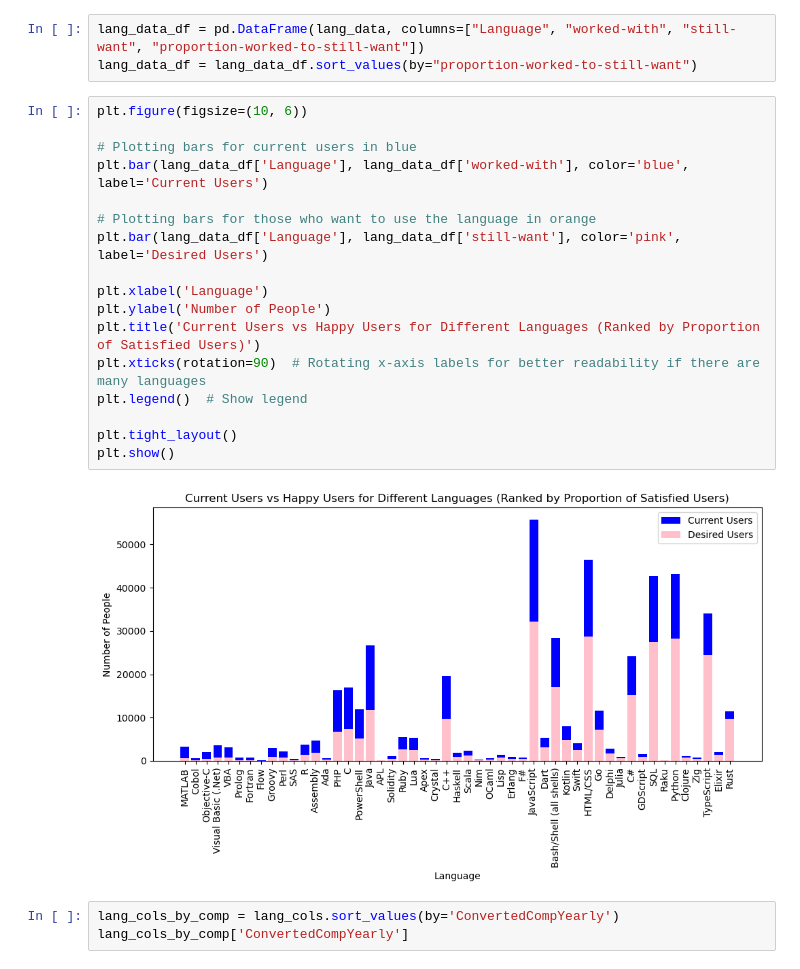
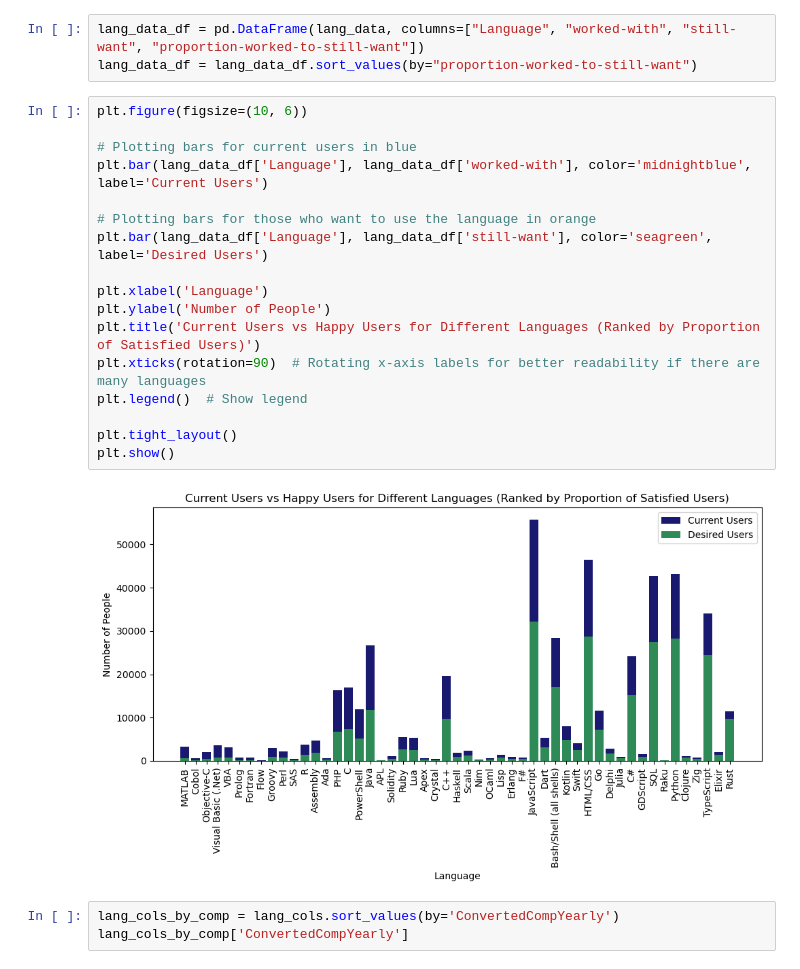
Before and after one commit to SarthakHa/stackoverflow-data-2023, a Jupyter notebook: analysis.ipynb, the cells around one changed output. Cells and saved outputs as stored; diff of their text form.

```diff
--- a/analysis.ipynb
+++ b/analysis.ipynb
@@ -173,22 +173,22 @@ lang_data_df = lang_data_df.sort_values(by="proportion-worked-to-still-want")
 # %%
 plt.figure(figsize=(10, 6))
 
 # Plotting bars for current users in blue
-plt.bar(lang_data_df['Language'], lang_data_df['worked-with'], color='blue', label='Current Users')
+plt.bar(lang_data_df['Language'], lang_data_df['worked-with'], color='midnightblue', label='Current Users')
 
 # Plotting bars for those who want to use the language in orange
-plt.bar(lang_data_df['Language'], lang_data_df['still-want'], color='pink', label='Desired Users')
+plt.bar(lang_data_df['Language'], lang_data_df['still-want'], color='seagreen', label='Desired Users')
 
 plt.xlabel('Language')
 plt.ylabel('Number of People')
 plt.title('Current Users vs Happy Users for Different Languages (Ranked by Proportion of Satisfied Users)')
 plt.xticks(rotation=90)  # Rotating x-axis labels for better readability if there are many languages
 plt.legend()  # Show legend
 
 plt.tight_layout()
 plt.show()
 # %% [output]
-[figure, old version]
+[figure, new version]
 # %%
 lang_cols_by_comp = lang_cols.sort_values(by='ConvertedCompYearly')
 lang_cols_by_comp['ConvertedCompYearly']
```
Also changed, not shown: parts of 16 cells of this notebook.
